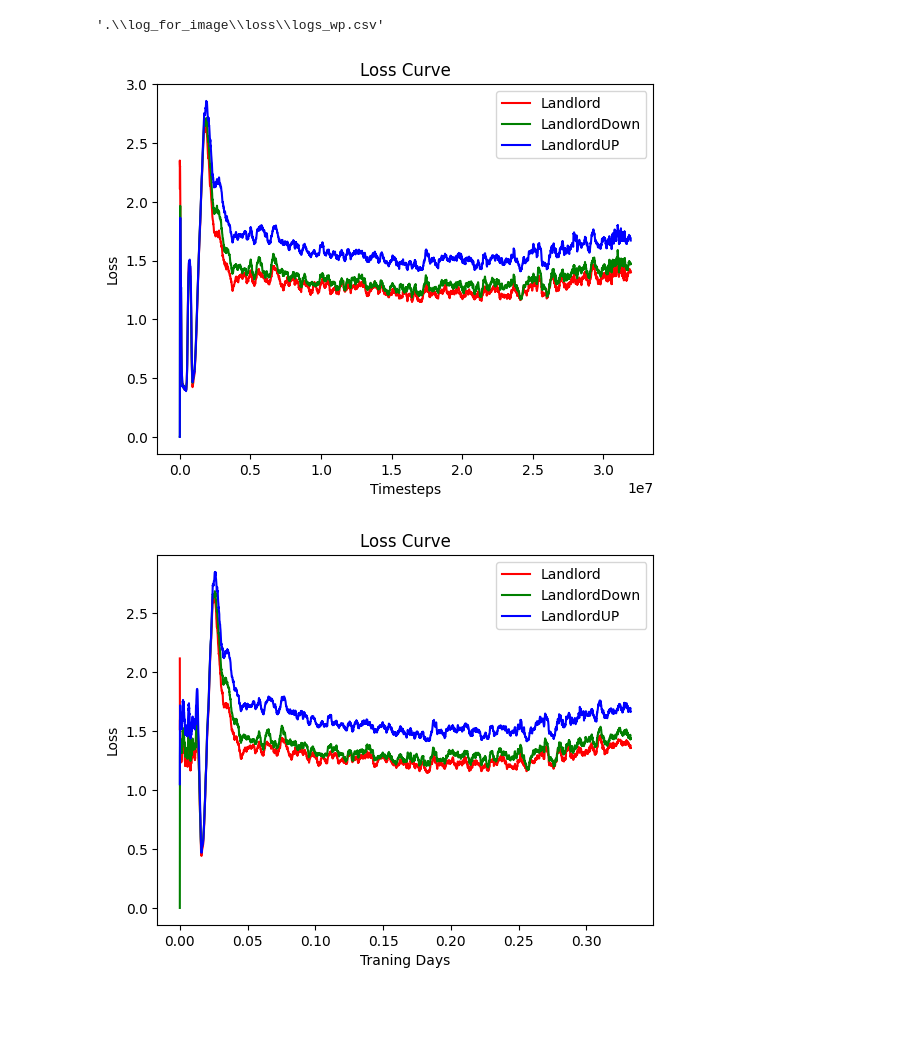
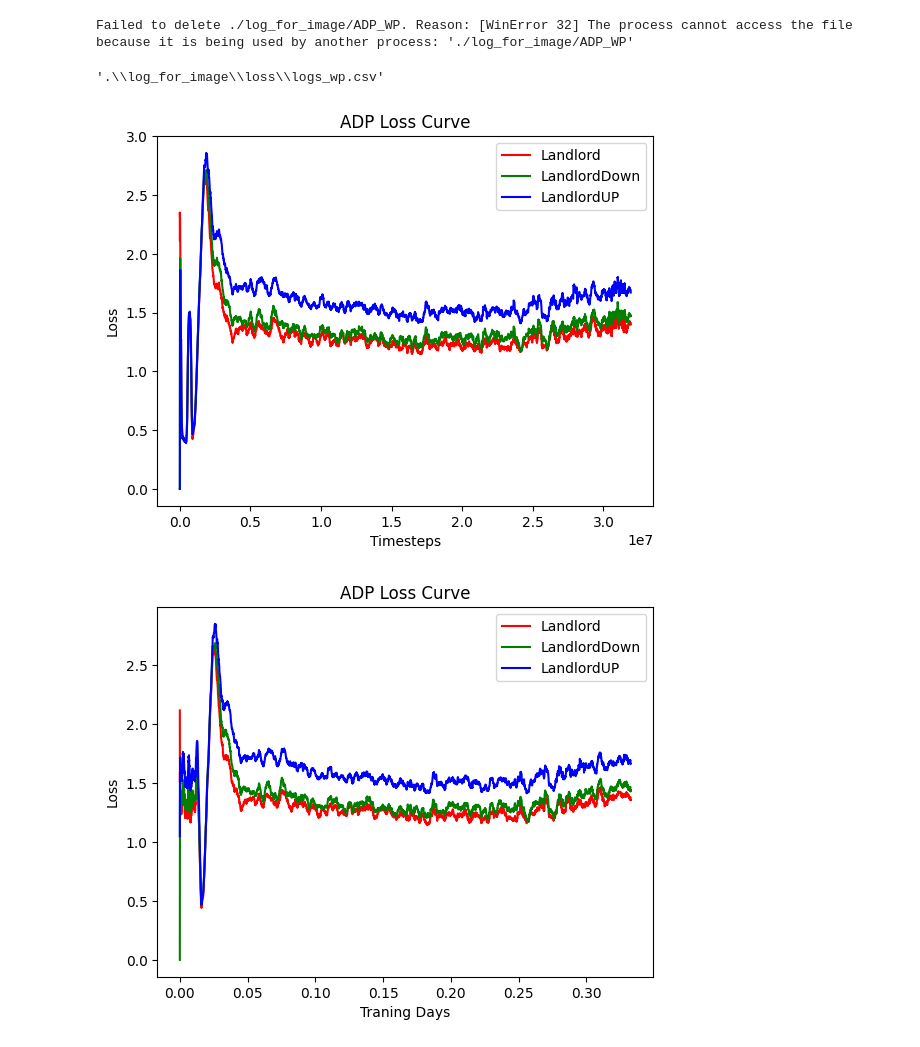
Before and after one commit to zh4men9/DouZero2, a Jupyter notebook: plot_picture.ipynb, the cells around one changed output. Cells and saved outputs as stored; diff of their text form; code cells hidden in the pictures; blank space fills up the shorter version.

```diff
--- a/plot_picture.ipynb
+++ b/plot_picture.ipynb
@@ -5,6 +5,38 @@
 # 3. Accuracy图，3张，Landlord，LandlordDown，LandlordUP
 # 4. WP 对抗SL智能体，ADP对抗SL智能体
 # 5. WP对抗DeltaDou智能体，ADP对抗DeltaDou智能体
+# %%
+# 删掉./log_for_image/下的所有文件
+# 删掉./image/下的所有文件
+
+import os
+import shutil
+
+# 删除./log_for_image/下的所有文件
+log_dir = './log_for_image/'
+for filename in os.listdir(log_dir):
+    file_path = os.path.join(log_dir, filename)
+    try:
+        if os.path.isfile(file_path) or os.path.islink(file_path):
+            os.unlink(file_path)
+        elif os.path.isdir(file_path):
+            shutil.rmtree(file_path)
+    except Exception as e:
+        print('Failed to delete %s. Reason: %s' % (file_path, e))
+
+# 删除./image/下的所有文件
+image_dir = './image/'
+for filename in os.listdir(image_dir):
+    file_path = os.path.join(image_dir, filename)
+    try:
+        if os.path.isfile(file_path) or os.path.islink(file_path):
+            os.unlink(file_path)
+        elif os.path.isdir(file_path):
+            shutil.rmtree(file_path)
+    except Exception as e:
+        print('Failed to delete %s. Reason: %s' % (file_path, e))
+# %% [output]
+Failed to delete ./log_for_image/ADP_WP. Reason: [WinError 32] The process cannot access the file because it is being used by another process: './log_for_image/ADP_WP'
 # %%
 # 复制数据：
 # 将douzero_checkpoints\douzero\logs.csv复制到image\ADP_WP\logs_adp.csv
@@ -125,35 +162,35 @@ logs = pd.read_csv(f'.\log_for_image\loss\logs_adp_processed.csv')
 logs = logs.sort_values(by=['frames'])
 
 # 对每个损失值应用滑动窗口平均函数，使其平滑处理
 window_size = 80
 logs['smooth_loss_landlord'] = logs['loss_landlord'].rolling(window=window_size, min_periods=1).mean()
 logs['smooth_loss_landlord_down'] = logs['loss_landlord_down'].rolling(window=window_size, min_periods=1).mean()
 logs['smooth_loss_landlord_up'] = logs['loss_landlord_up'].rolling(window=window_size, min_periods=1).mean()
 
 # 绘制Landlord、LandlordDown和LandlordUP的损失曲线
 plt.plot(logs['frames'], logs['smooth_loss_landlord'], color='red', label='Landlord')
 plt.plot(logs['frames'], logs['smooth_loss_landlord_down'], color='green', label='LandlordDown')
 plt.plot(logs['frames'], logs['smooth_loss_landlord_up'], color='blue', label='LandlordUP')
 
 # 设置标题和轴标签
-plt.title('Loss Curve')
+plt.title('ADP Loss Curve')
 plt.xlabel('Timesteps')
 plt.ylabel('Loss')
 
 # 显示图例
 plt.legend()
 
 # 保存图片到本地路径./image/loss/
 # 检查文件夹是否存在，不存在则创建
 if not os.path.exists('./image/loss/'):
     os.makedirs('./image/loss/')
 filename = './image/loss/adp_loss_{}_landlord_down_up.png'.format(int(logs['frames'].max()))
 plt.savefig(filename)
 
 # 显示图表
 plt.show()
 # %% [output]
-[figure, old version]
+[figure, new version]
 # %%
 # ADP的loss图
 import pandas as pd
@@ -185,7 +222,7 @@ plt.plot(logs_daily.index, logs_daily['smooth_loss_landlord_down'], color='green
 plt.plot(logs_daily.index, logs_daily['smooth_loss_landlord_up'], color='blue', label='LandlordUP')
 
 # 设置标题和轴标签
-plt.title('Loss Curve')
+plt.title('ADP Loss Curve')
 plt.xlabel('Traning Days')
 plt.ylabel('Loss')
 
@@ -202,7 +239,7 @@ plt.savefig(filename)
 # 显示图表
 plt.show()
 # %% [output]
-[figure, old version]
+[figure, new version]
 # %%
 # 绘制的WP的loss图
 
```
Also changed, not shown: parts of 5 cells of this notebook, 8 other files.
